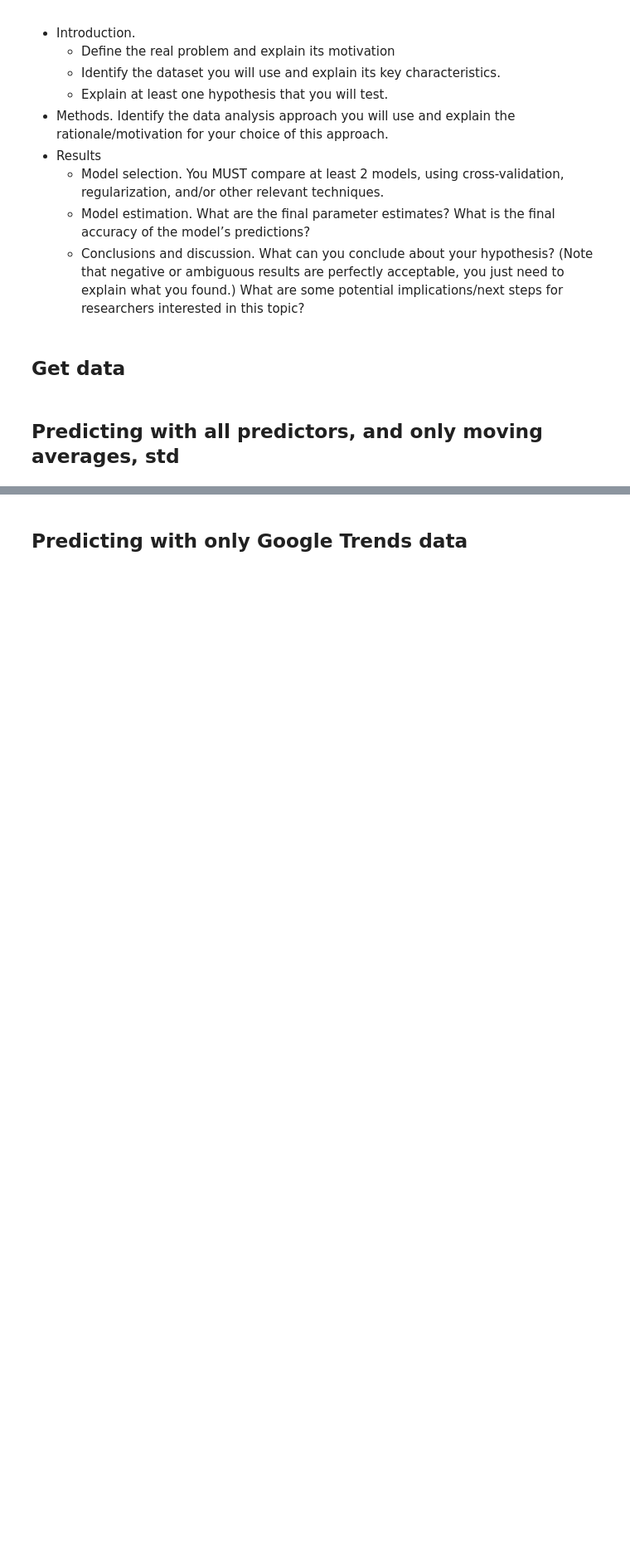
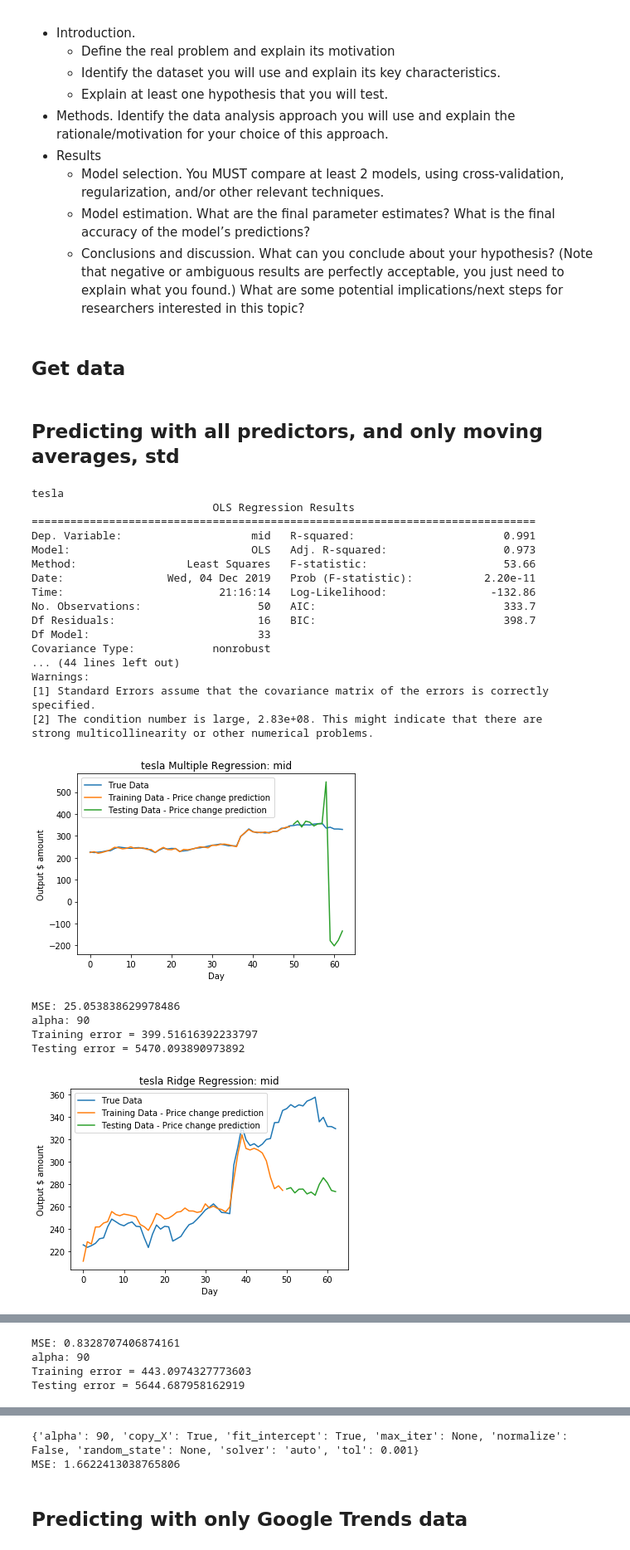
Before and after one commit to edwjchen/StockExploration, a Jupyter notebook: stockbot-Geeling.ipynb, the cells around one changed output, grey strips where cells are left out. Shown at 83% size. Cells and saved outputs as stored; diff of their text form; code cells hidden in the pictures; blank space fills up the shorter version.

```diff
--- a/stockbot-Geeling.ipynb
+++ b/stockbot-Geeling.ipynb
@@ -176,7 +176,7 @@ def getBestAlphaRidgeRegression(y_col, parameter_cols, df_all_data_train):
     alpha = []
     MSE_train = []
     MSE_test = []
-    for i in range(90, 10000, 10):
+    for i in range(90, 2000, 10):
         clf = Ridge(alpha=i)
         clf.fit(X, y)
         alpha.append(i)
@@ -193,7 +193,7 @@ def getBestAlphaRidgeRegression(y_col, parameter_cols, df_all_data_train):
 # %%
 #ridge regression
 
-def trainAndPlotRidgeRegressionAndReturnMSE(y_col, parameter_cols, df_all_data_train, df_all_data_test) :
+def trainAndPlotRidgeRegressionAndReturnMSE(company, y_col, parameter_cols, df_all_data_train, df_all_data_test) :
     bestAlpha, clf = getBestAlphaRidgeRegression(y_col, parameter_cols, df_all_data_train)
 
     X = df_all_data_train[parameter_cols]
@@ -202,16 +202,17 @@ def trainAndPlotRidgeRegressionAndReturnMSE(y_col, parameter_cols, df_all_data_t
     #plot data with training and test data
     clf = Ridge(alpha=bestAlpha)
     clf.fit(X, y)
-    #     plt.plot(range(len(df_all_data[y_col])) , df_all_data[y_col])
-    #     plt.plot(range(50), clf.predict(df_all_data_train[cols]), '-')
-    #     plt.plot(range(50, len(df_all_data[y_col])), clf.predict(df_all_data_test[cols]), '-')
-    #     plt.xlabel('Day')
-    #     plt.ylabel('Output $ amount')
-    #     plt.title('Ridge Regression: ' + str(y_col))
-    #     plt.legend(["True Data","Training Data - Price change prediction", "Testing Data - Price change prediction"])
-    #     plt.show()
+    plt.plot(range(len(df_all_data[y_col])) , df_all_data[y_col])
+    plt.plot(range(50), clf.predict(df_all_data_train[cols]), '-')
+    plt.plot(range(50, len(df_all_data[y_col])), clf.predict(df_all_data_test[cols]), '-')
+    plt.xlabel('Day')
+    plt.ylabel('Output $ amount')
+    plt.title(company + ' Ridge Regression: ' + str(y_col))
+    plt.legend(["True Data","Training Data - Price change prediction", "Testing Data - Price change prediction"])
+    plt.show()
 
-    MSE = mean_squared_error(clf.predict(df_all_data_test[cols]), df_all_data_test[y_col])
+    print(clf.get_params())
+    MSE = mean_squared_error(clf.predict(df_all_data_test[cols]), df_all_data_test[y_col]) / (np.mean(df_all_data_test[y_col]) * np.std(df_all_data_test[y_col]))
     return MSE
 # %%
 def getMovingAvgAndStdDev(col_name, num_days, df_all_data):
@@ -260,7 +261,7 @@ dict_stocks = getDailyStockInfoDict(company_symbol)
 # %%
 MSE_dict = {} # {"company":{"multipleRegressionProfit":value, "multipleRegressionCost":value, etc}}
 # Join data together, train various models
-for company in companies[:5]:
+for company in companies[:1]:
     print(company)
     MSE_dict[company] = {}
     # Get specific company data
@@ -329,9 +330,10 @@ for company in companies[:5]:
     MSE_dict[company]["RidgeRegression"][parameter_type] = {}
 
     # Multiple Regression, All Predictors
-    y_col='close'
+    y_col='mid'
     close_multiple_regression_res = trainMultipleRegression(y_col, cols, df_all_data_train)
-    MSE = plotMultipleRegressionAndGetMSE(close_multiple_regression_res, y_col, cols, df_all_data, df_all_data_train, df_all_data_test)
+    print(close_multiple_regression_res.summary())
+    MSE = plotMultipleRegressionAndGetMSE(company, close_multiple_regression_res, y_col, cols, df_all_data, df_all_data_train, df_all_data_test)
     MSE_dict[company]["MultipleRegression"][parameter_type][y_col] = MSE
     print("MSE:", MSE)
 
@@ -348,8 +350,7 @@ for company in companies[:5]:
     df_all_data_test = df_standardized_data[50:]
 
     # Ridge Regression, All Predictors
-    y_col='close'
-    MSE = trainAndPlotRidgeRegressionAndReturnMSE(y_col, cols, df_all_data_train, df_all_data_test)
+    MSE = trainAndPlotRidgeRegressionAndReturnMSE(company, y_col, cols, df_all_data_train, df_all_data_test)
     MSE_dict[company]["RidgeRegression"][parameter_type][y_col] = MSE
     print("MSE:", MSE)
 
@@ -362,34 +363,57 @@ for company in companies[:5]:
     print("No Trend Data")
     cols_noTrends = [col for col in cols if company not in col]
     cols = cols_noTrends
 
     # Split into training and testing data
     df_all_data_train = df_all_data[:50]
     df_all_data_test = df_all_data[50:]
 
     parameter_type = "noTrend"
     MSE_dict[company]["MultipleRegression"][parameter_type] = {}
     MSE_dict[company]["RidgeRegression"][parameter_type] = {}
 
     # Multiple Regression
-    y_col='close'
     close_multiple_regression_res = trainMultipleRegression(y_col, cols, df_all_data_train)
-    MSE = plotMultipleRegressionAndGetMSE(close_multiple_regression_res, y_col, cols, df_all_data, df_all_data_train, df_all_data_test)
+    print(close_multiple_regression_res.summary())
+    MSE = plotMultipleRegressionAndGetMSE(company, close_multiple_regression_res, y_col, cols, df_all_data, df_all_data_train, df_all_data_test)
     MSE_dict[company]["MultipleRegression"][parameter_type][y_col] = MSE
     print("MSE:", MSE)
 
     # Standardize the input parameters
     df_standardized_data = df_all_data.copy()
 
     for col in cols:
         df_standardized_data[col] = df_standardized_data[col] / np.std(df_standardized_data[col].values)
 
     # Split into training and testing data
     df_all_data_train = df_standardized_data[:50]
     df_all_data_test = df_standardized_data[50:]
 
     # Ridge Regression
-    y_col='close'
-    MSE = trainAndPlotRidgeRegressionAndReturnMSE(y_col, cols, df_all_data_train, df_all_data_test)
+    MSE = trainAndPlotRidgeRegressionAndReturnMSE(company, y_col, cols, df_all_data_train, df_all_data_test)
     MSE_dict[company]["RidgeRegression"][parameter_type][y_col] = MSE
     print("MSE:", MSE)
+# %% [output]
+tesla
+                            OLS Regression Results
+==============================================================================
+Dep. Variable:                    mid   R-squared:                       0.991
+Model:                            OLS   Adj. R-squared:                  0.973
+Method:                 Least Squares   F-statistic:                     53.66
+Date:                Wed, 04 Dec 2019   Prob (F-statistic):           2.20e-11
+Time:                        21:16:14   Log-Likelihood:                -132.86
+No. Observations:                  50   AIC:                             333.7
+Df Residuals:                      16   BIC:                             398.7
+Df Model:                          33
+Covariance Type:            nonrobust
+... (44 lines left out)
+Warnings:
+[1] Standard Errors assume that the covariance matrix of the errors is correctly specified.
+[2] The condition number is large, 2.83e+08. This might indicate that there are
+strong multicollinearity or other numerical problems.
+[figure, added]
+MSE: 25.053838629978486
+alpha: 90
+Training error = 399.51616392233797
+Testing error = 5470.093890973892
+[figure, added]
@@ -395,0 +438,4 @@ for company in companies[:5]:
+MSE: 0.8328707406874161
+alpha: 90
+Training error = 443.0974327773603
+Testing error = 5644.687958162919
@@ -396,3 +443,5 @@ for company in companies[:5]:
+{'alpha': 90, 'copy_X': True, 'fit_intercept': True, 'max_iter': None, 'normalize': False, 'random_state': None, 'solver': 'auto', 'tol': 0.001}
+MSE: 1.6622413038765806
 # %% [markdown]
 ## Predicting with only Google Trends data
 # %%
```
Also changed, not shown: parts of 11 cells of this notebook, 1 other file.
